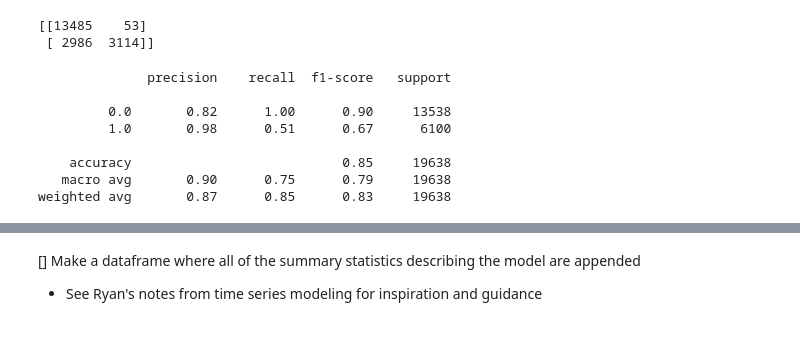
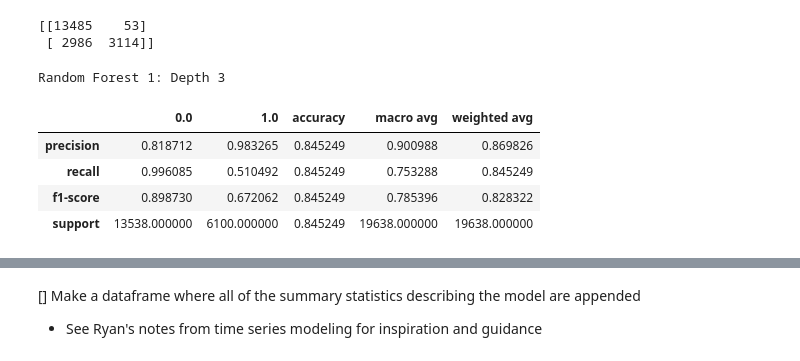
Before and after one commit to Jared-Godar/ecg_anomaly_detection, a Jupyter notebook: report.ipynb, the cells around one changed output, grey strips where cells are left out. Cells and saved outputs as stored; diff of their text form; code cells hidden in the pictures.

```diff
--- a/report.ipynb
+++ b/report.ipynb
@@ -414,14 +414,3 @@ print(confusion_matrix(Y_validate, y_pred_validate_rf1))
 # %% [output]
 [[13485    53]
  [ 2986  3114]]
-# %%
-print(classification_report(Y_validate, y_pred_validate_rf1))
-# %% [output]
-              precision    recall  f1-score   support
-
-         0.0       0.82      1.00      0.90     13538
-         1.0       0.98      0.51      0.67      6100
-
-    accuracy                           0.85     19638
-   macro avg       0.90      0.75      0.79     19638
-weighted avg       0.87      0.85      0.83     19638
@@ -427,0 +419,11 @@ weighted avg       0.87      0.85      0.83     19638
+# %%
+rf1_validate_report = classification_report(Y_validate, y_pred_validate_rf1, output_dict=True)
+print('Random Forest 1: Depth 3 - Validation')
+pd.DataFrame(rf1_validate_report)
+# %% [output]
+Random Forest 1: Depth 3
+|  | 0.0 | 1.0 | accuracy | macro avg | weighted avg |
+| precision | 0.818712 | 0.983265 | 0.845249 | 0.900988 | 0.869826 |
+| recall | 0.996085 | 0.510492 | 0.845249 | 0.753288 | 0.845249 |
+| f1-score | 0.898730 | 0.672062 | 0.845249 | 0.785396 | 0.828322 |
+| support | 13538.000000 | 6100.000000 | 0.845249 | 19638.000000 | 19638.000000 |
```
Also changed, not shown: parts of 27 cells of this notebook, 1 other file.
